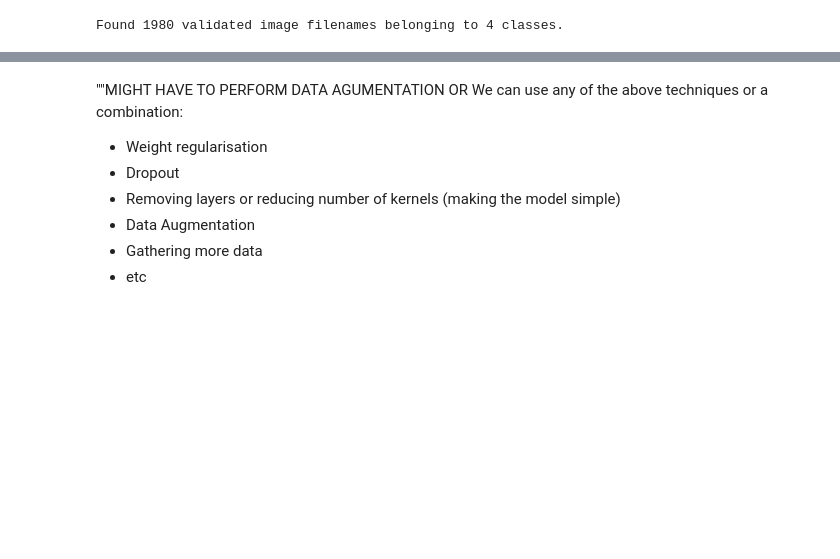
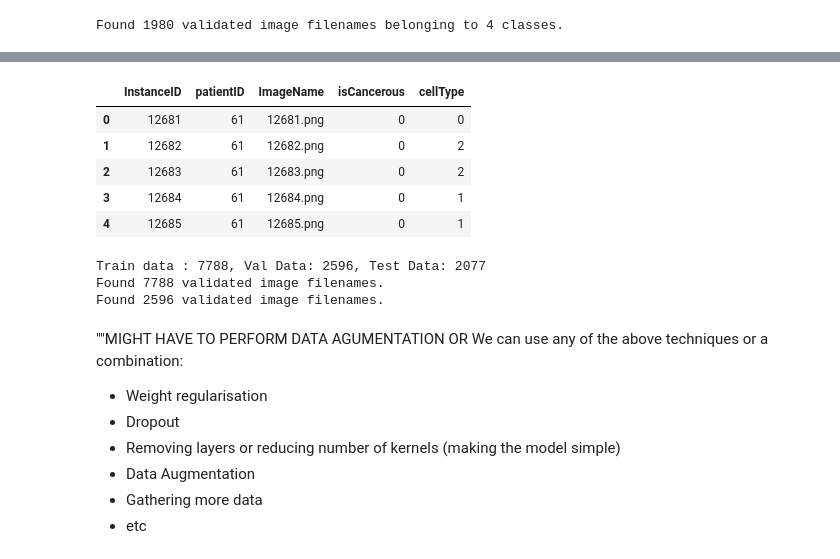
Before and after one commit to s3945693/Image_classification_data, a Jupyter notebook: ml2.ipynb, the cells around one changed output, grey strips where cells are left out. Drawn from its saved outputs; the diff is of its cells as text; code cells hidden in the pictures; blank space fills up the shorter version.

```diff
--- a/ml2.ipynb
+++ b/ml2.ipynb
@@ -303,3 +326,43 @@ for x,y in test_generator:
+# %%
+le.head()
+# %% [output]
+|  | InstanceID | patientID | ImageName | isCancerous | cellType |
+| 0 | 12681 | 61 | 12681.png | 0 | 0 |
+| 1 | 12682 | 61 | 12682.png | 0 | 2 |
+| 2 | 12683 | 61 | 12683.png | 0 | 2 |
+| 3 | 12684 | 61 | 12684.png | 0 | 1 |
+| 4 | 12685 | 61 | 12685.png | 0 | 1 |
+# %%
+
+train_dataHD, test_dataHD = train_test_split(le, test_size=0.2, random_state=42)
+train_dataHD, val_dataHD = train_test_split(le, test_size=0.25, random_state=42)
+
+print("Train data : {}, Val Data: {}, Test Data: {}".format(train_dataHD.shape[0], val_dataHD.shape[0], test_dataHD.shape[0]))
+
+train_datagenHD = ImageDataGenerator(rescale=1./255, data_format='channels_last')
+val_datagenHD = ImageDataGenerator(rescale=1./255, data_format='channels_last')
+
+batch_size = 27
+
+train_generator = train_datagenHD.flow_from_dataframe(
+        dataframe=train_dataHD,
+        directory='./patch_images/',
+        x_col="ImageName",
+        target_size=(27, 27),
+        batch_size=batch_size,
+        class_mode=None)
+
+validation_generator = val_datagenHD.flow_from_dataframe(
+        dataframe=val_dataHD,
+        directory='./patch_images/',
+        x_col="ImageName",
+        target_size=(27, 27),
+        batch_size=batch_size,
+        class_mode=None)
+# %% [output]
+Train data : 7788, Val Data: 2596, Test Data: 2077
+Found 7788 validated image filenames.
+Found 2596 validated image filenames.
 # %% [markdown]
 ""MIGHT HAVE TO PERFORM DATA AGUMENTATION OR
 We can use any of the above techniques or a combination:
```
Also changed, not shown: parts of 19 cells of this notebook.
